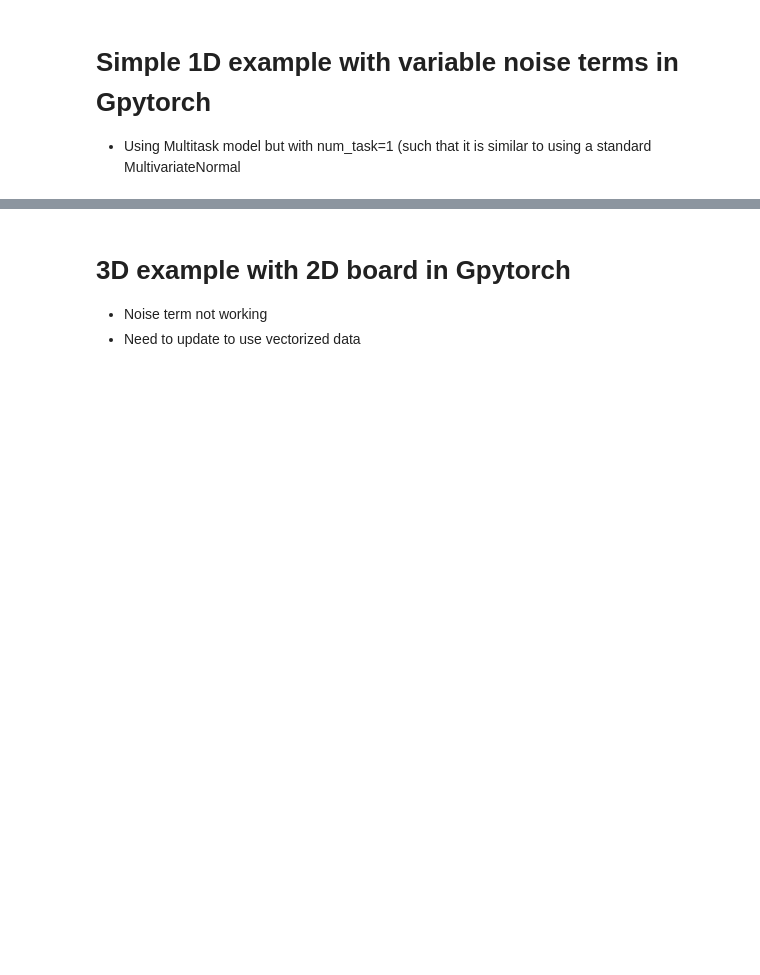
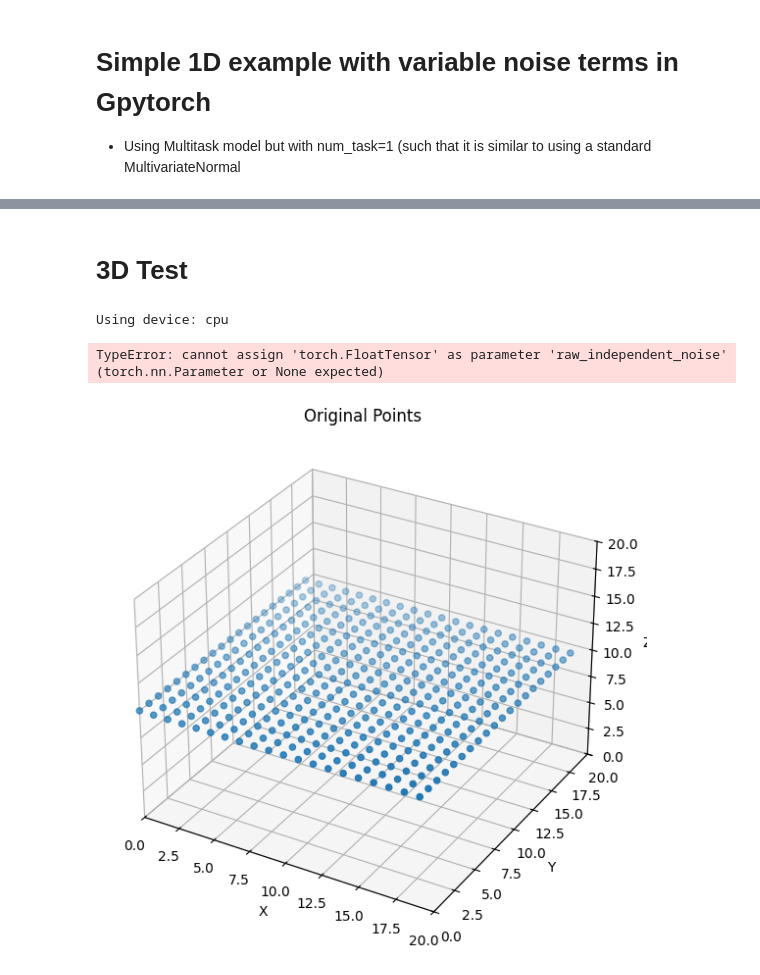
Before and after one commit to madsendennis/gpr3Ddeformations, a Jupyter notebook: python/gpr.ipynb, the cells around one changed output, grey strips where cells are left out. Cells and saved outputs as stored; diff of their text form; code cells hidden in the pictures; blank space fills up the shorter version.

```diff
--- a/python/gpr.ipynb
+++ b/python/gpr.ipynb
@@ -75,7 +90,7 @@ def test_vectorize_unvectorize_roundtrip():
 # Sklearn example in 3D - i.e. no vetorization of data
 # %%
 plot_data = True
-board_size = 5000
+board_size = 100
 if plot_data:
     board_size = 20
 num_points = board_size*board_size
@@ -84,8 +99,9 @@ noise_levels = [1.0]
 if plot_data:
     noise_levels = [1.0, 2.0, 5.0]
 
+z_pos = board_size/2.0 #0.0
 i, j = np.indices((board_size, board_size))
-points = np.stack((i, j, np.ones_like(i) * board_size/2.0), axis=-1).reshape(-1, 3)
+points = np.stack((i, j, np.ones_like(i) * z_pos), axis=-1).reshape(-1, 3)
 
 print(f"Total number of points: {int(points.size/3):,}")
 
@@ -112,7 +128,7 @@ deformation_point_1 = np.array(pos_points[1])
 X = np.array([deformation_point_0, deformation_point_1])
 y = np.array([deformation_vector, deformation_vector])
 
-kernel = RBF(length_scale=1.0)
+kernel_rbf = RBF(length_scale=1.0) #+ WhiteKernel(noise_level=1.0)
 # %% [output]
 Total number of points: 400
 # %%
@@ -123,11 +139,12 @@ if plot_data:
 
 for i, noise in enumerate(noise_levels):
 
-    gpr = GaussianProcessRegressor(kernel=kernel, alpha=np.array([1.0, noise**2]))
+    gpr = GaussianProcessRegressor(kernel=kernel_rbf, alpha=np.array([1.0, noise**2]))
 
     start_time = time.time()
-
+    print("Calling fit")
     gpr.fit(X, y)
+    print("Calling predict")
     predicted_deformation_field = gpr.predict(points)
 
     mid_time = time.time()
@@ -266,4 +226,7 @@ model = MultitaskExactGPModel(train_x, train_y, likelihood)
 # %%
+# initialize likelihood and model
+likelihood = gpytorch.likelihoods.FixedNoiseGaussianLikelihood(noise=observation_noise, learn_additional_noise=False)
+model = MultitaskExactGPModel(train_x, train_y, likelihood)
 optimizer = torch.optim.Adam(model.parameters(), lr=0.1)  # Includes GaussianLikelihood parameters
 mll = gpytorch.mlls.ExactMarginalLogLikelihood(likelihood, model)
 
@@ -305,16 +270,11 @@ with torch.no_grad():
-# %% [markdown]
-# 3D example with 2D board in Gpytorch
- - Noise term not working
- - Need to update to use vectorized data
+# %% [markdown]
+# 3D Test
 # %%
 import torch
 import gpytorch
 from tqdm.notebook import tqdm
-from gpytorch.likelihoods import _MultitaskGaussianLikelihoodBase
 
 # GPYTORCH paper from 2018 (NeurIPS) https://arxiv.org/pdf/1809.11165
-
-print("Using PyTorch", torch.__version__, "and GPyTorch", gpytorch.__version__)
 
 class MultitaskGPModel(gpytorch.models.ExactGP):
   def __init__(self, train_x, train_y, likelihood):
@@ -331,8 +291,10 @@ class MultitaskGPModel(gpytorch.models.ExactGP):
       covar_x = self.covar_module(x)
       return gpytorch.distributions.MultitaskMultivariateNormal(mean_x, covar_x)
 
-device = torch.device("cuda" if torch.cuda.is_available() else "cpu")
+device = "cpu" # torch.device("cuda" if torch.cuda.is_available() else "cpu")
 print(f"Using device: {device}")
 
 # Convert numpy arrays to PyTorch tensors
 points_tensor = torch.tensor(points, dtype=torch.float32).to(device)
+# %% [output]
+Using device: cpu
@@ -339,7 +655,4 @@ points_tensor = torch.tensor(points, dtype=torch.float32).to(device)
 # %%
-import gpytorch.constraints
-
-
 if plot_data:
   fig = plt.figure(figsize=(20, 15))
   ax = fig.add_subplot(2,2,1, projection='3d')
@@ -354,28 +667,15 @@ for i, noise in enumerate(noise_levels):
     X = torch.stack([deformation_point_0, deformation_point_1]).to(device)
     y = torch.stack([deformation_vector, deformation_vector]).to(device)
 
+    # Fixed noise likelihood - Does not work with multiple tasks
+    # fixed_noise = torch.tensor([1.0, 1.0, 1.0, noise**2, noise**2, noise**2])
+    # likelihood = gpytorch.likelihoods.FixedNoiseGaussianLikelihood(noise = fixed_noise, learn_additional_noise=False).to(device)
 
-    # # Multitask Likelihood:
-    # noise_deformation_point_0 = torch.tensor([1.0, 1.0, 1.0]).to(device)
-    # noise_deformation_point_1 = torch.tensor([noise**2, noise**2, noise**2]).to(device)
-    # combined_noise = torch.stack([noise_deformation_point_0, noise_deformation_point_1]).reshape(-1)
+    # Multitask Likelihood - Only sets global noise for all observations and for all tasks
+    likelihood = MyMultitaskGaussianLikelihood(num_tasks=3, has_global_noise=True, has_task_noise=False, has_independent_noise=True).to(device)
+    likelihood.noise = 0.0001
+    likelihood.independent_noise = torch.tensor([1.0, noise**2])
 
-    # likelihood = gpytorch.likelihoods.MultitaskGaussianLikelihood(
-    #     num_tasks=3,
-    #     rank=0,
-    #     # noise_constraint = gpytorch.constraints.GreaterThan(1.0),
-    #     has_global_noise=False,
-    #     has_task_noise=True,
-    #     ).to(device)
-
-    # likelihood.task_noises = noise_deformation_point_1
-
-
-    # Fixed noise likelihood:
-    likelihood = gpytorch.likelihoods.FixedNoiseGaussianLikelihood(noise = torch.tensor([1.0, 1.0, 1.0, noise**2, noise**2, noise**2]), learn_additional_noise=False).to(device)
-
-    # fixed_noise = torch.tensor([1.0, 1.0, 1.0, noise**2, noise**2, noise**2]).to(device)
-    # likelihood = gpytorch.likelihoods.FixedNoiseGaussianLikelihood(num_tasks=3, noise=fixed_noise)
 
     model = MultitaskGPModel(X, y, likelihood).to(device)
 
@@ -398,30 +698,35 @@ for i, noise in enumerate(noise_levels):
         loss = -mll(output, y)
         loss.backward()
         optimizer.step()
         pbar.set_description(f"Loss: {loss.item():.3f}, Noise: {noise}")
 
   # Make predictions
+    # model.to("cpu")
+    # likelihood.to("cpu")
     model.eval()
     likelihood.eval()
     with torch.no_grad(), gpytorch.settings.fast_pred_var():
         predicted_distribution = likelihood(model(points_tensor))
         predicted_mean = predicted_distribution.mean
         predicted_variance = predicted_distribution.variance
 
     mid_time = time.time()
     new_points = points_tensor + predicted_mean
 
     end_time = time.time()
     execution_time_pos = mid_time - start_time
     execution_time_add = end_time - mid_time
     print(f"Execution time posterior: {execution_time_pos:.2f}s with noise: {noise}")
     print(f"Execution time adding: {execution_time_add:.2f}s with noise: {noise}")
 
     if plot_data:
         ax = fig.add_subplot(2,2,i+2, projection='3d')
         new_points_cpu = new_points.cpu().numpy()
         plot_3d(ax, new_points_cpu[:, 0], new_points_cpu[:, 1], new_points_cpu[:, 2], f"Deformed Points with noise {noise}")
 
 if plot_data:
     plt.tight_layout()
     plt.show()
+# %% [output]
+TypeError: cannot assign 'torch.FloatTensor' as parameter 'raw_independent_noise' (torch.nn.Parameter or None expected)
+[figure, added]
```
Also changed, not shown: parts of 10 cells of this notebook.
